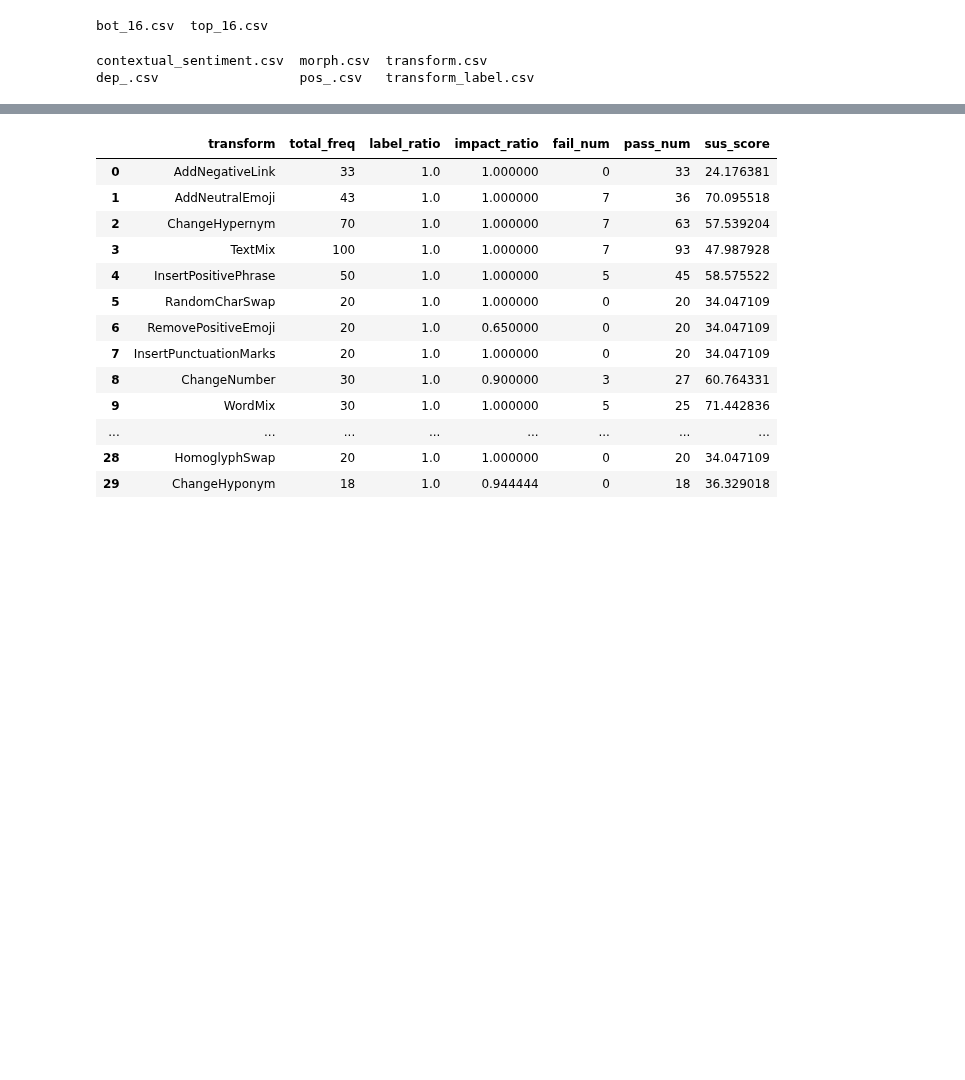
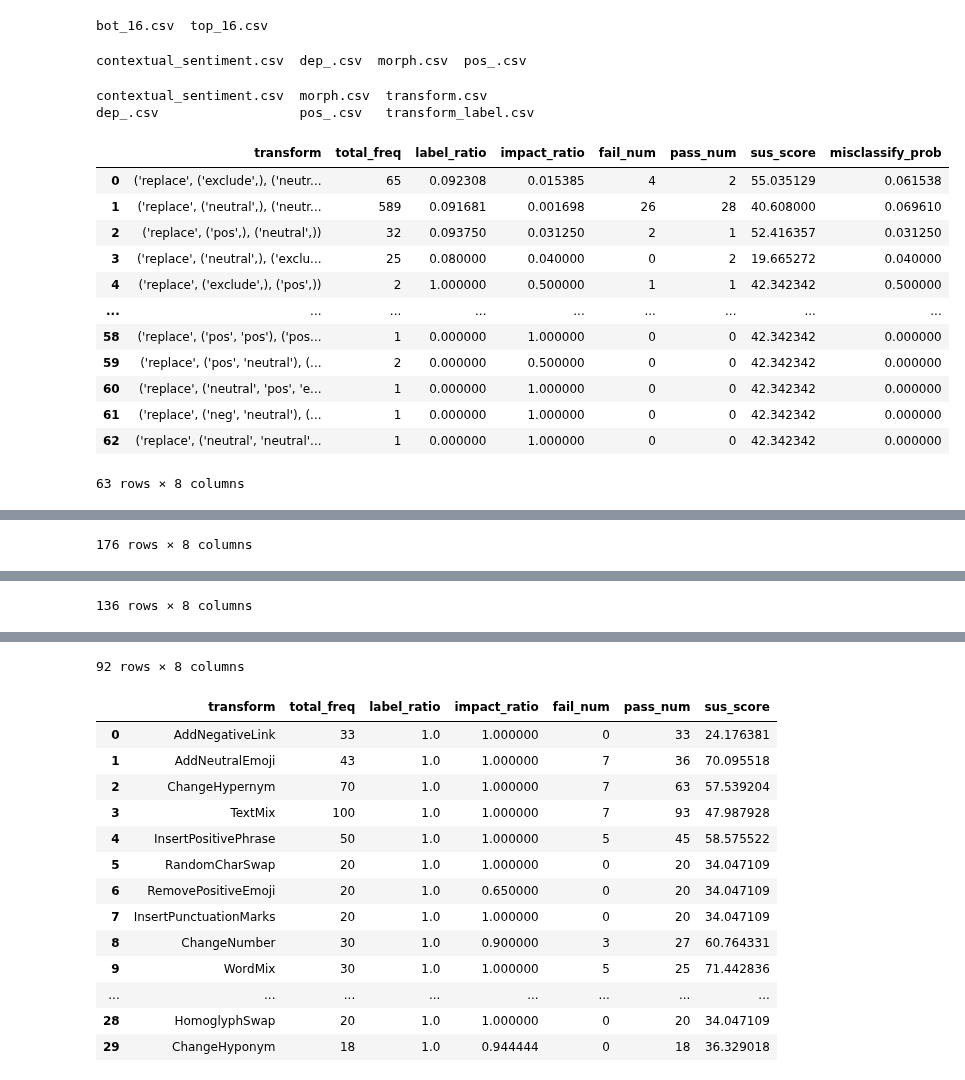
Before and after one commit to UCLA-SEAL/ProvenanceInspector, a Jupyter notebook: after/rename_columns.ipynb, the cells around one changed output, grey strips where cells are left out. Cells and saved outputs as stored; diff of their text form; code cells hidden in the pictures; blank space fills up the shorter version.

```diff
--- a/after/rename_columns.ipynb
+++ b/after/rename_columns.ipynb
@@ -5,3 +5,10 @@ import numpy as np
 ls results_sibyl_train
 # %% [output]
 bot_16.csv  top_16.csv
+# %%
+ls results_a2t_mlm_word.8_n5_sst2/stats/
+# %% [output]
+contextual_sentiment.csv  dep_.csv  morph.csv  pos_.csv
+# %%
+dir_pth = 'results_a2t_mlm_word.8_n5_sst2'
+#dir_pth = './results_a2t_word.8_n5_sst2'
@@ -10,3 +19,21 @@ ls results_sibyl/stats
 # %% [output]
 contextual_sentiment.csv  morph.csv  transform.csv
 dep_.csv                  pos_.csv   transform_label.csv
+# %%
+for feature in ['contextual_sentiment', 'dep_', 'morph', 'pos_']:
+    df = pd.read_csv(dir_pth+f'/stats/{feature}.csv')
+    display(df)
+# %% [output]
+|  | transform | total_freq | label_ratio | impact_ratio | fail_num | pass_num | sus_score | misclassify_prob |
+| 0 | ('replace', ('exclude',), ('neutr... | 65 | 0.092308 | 0.015385 | 4 | 2 | 55.035129 | 0.061538 |
+| 1 | ('replace', ('neutral',), ('neutr... | 589 | 0.091681 | 0.001698 | 26 | 28 | 40.608000 | 0.069610 |
+| 2 | ('replace', ('pos',), ('neutral',)) | 32 | 0.093750 | 0.031250 | 2 | 1 | 52.416357 | 0.031250 |
+| 3 | ('replace', ('neutral',), ('exclu... | 25 | 0.080000 | 0.040000 | 0 | 2 | 19.665272 | 0.040000 |
+| 4 | ('replace', ('exclude',), ('pos',)) | 2 | 1.000000 | 0.500000 | 1 | 1 | 42.342342 | 0.500000 |
+| ... | ... | ... | ... | ... | ... | ... | ... | ... |
+| 58 | ('replace', ('pos', 'pos'), ('pos... | 1 | 0.000000 | 1.000000 | 0 | 0 | 42.342342 | 0.000000 |
+| 59 | ('replace', ('pos', 'neutral'), (... | 2 | 0.000000 | 0.500000 | 0 | 0 | 42.342342 | 0.000000 |
+| 60 | ('replace', ('neutral', 'pos', 'e... | 1 | 0.000000 | 1.000000 | 0 | 0 | 42.342342 | 0.000000 |
+| 61 | ('replace', ('neg', 'neutral'), (... | 1 | 0.000000 | 1.000000 | 0 | 0 | 42.342342 | 0.000000 |
+| 62 | ('replace', ('neutral', 'neutral'... | 1 | 0.000000 | 1.000000 | 0 | 0 | 42.342342 | 0.000000 |
+63 rows × 8 columns
@@ -12,0 +52 @@ dep_.csv                  pos_.csv   transform_label.csv
+176 rows × 8 columns
@@ -12,0 +65 @@ dep_.csv                  pos_.csv   transform_label.csv
+136 rows × 8 columns
@@ -13,3 +78,4 @@ dep_.csv                  pos_.csv   transform_label.csv
+92 rows × 8 columns
 # %%
 df = pd.read_csv('results_sibyl/stats/transform.csv')
 df
```
Also changed, not shown: parts of 2 cells of this notebook, 2 other files.
